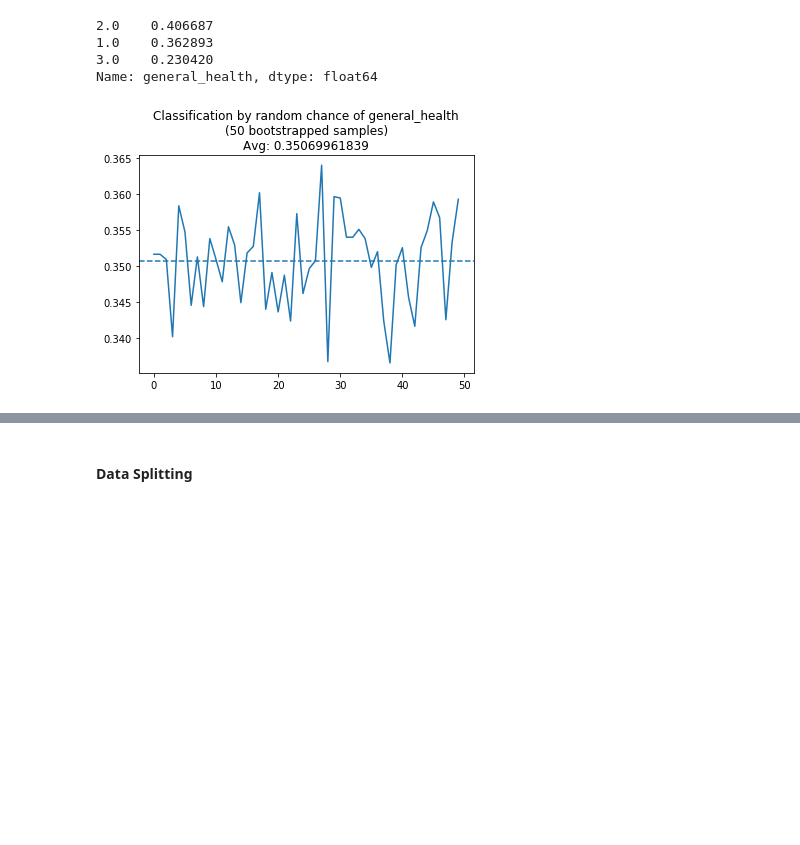
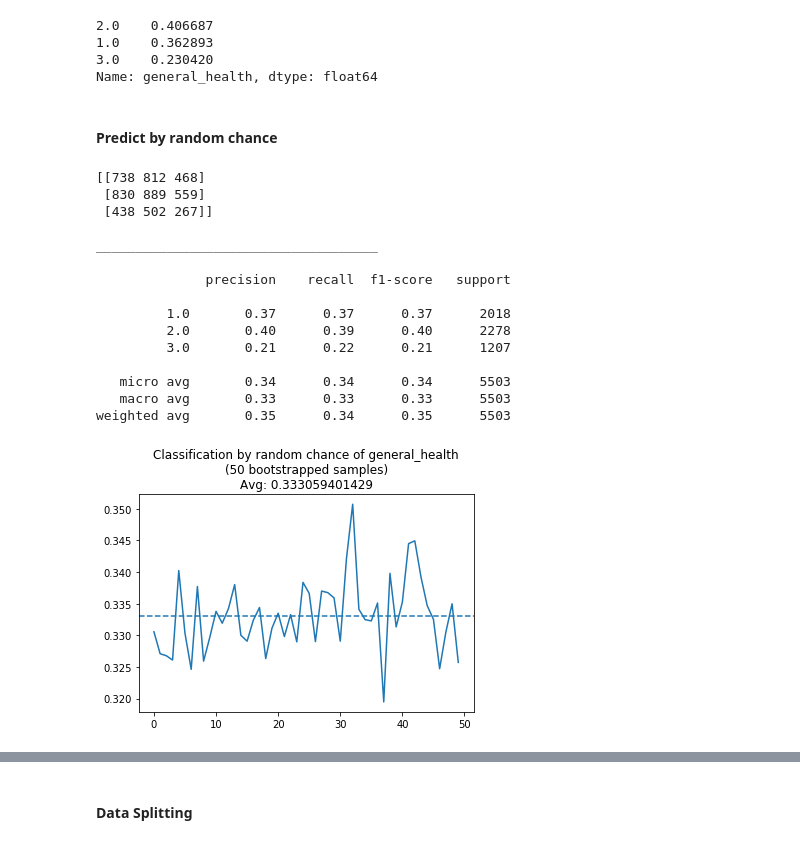
Before and after one commit to oconnoag/NHANES_General_Health_Prediction, a Jupyter notebook: general_health_eda_alijah3.ipynb, the cells around one changed output, grey strips where cells are left out. Cells and saved outputs as stored; diff of their text form; code cells hidden in the pictures; blank space fills up the shorter version.

```diff
--- a/general_health_eda_alijah3.ipynb
+++ b/general_health_eda_alijah3.ipynb
@@ -446,19 +447,43 @@ lab_priors = np.array( [lab_priors_pct.tolist()[1], lab_priors_pct.tolist()[0],
 1.0    0.362893
 3.0    0.230420
 Name: general_health, dtype: float64
+# %% [markdown]
+#### Predict by random chance
 # %%
 by_chance_pct = []
 
 for _ in range(50):
-    actual = lab_selected_features['general_health']
+    actual = np.random.choice(lab_selected_features['general_health'], size=len(lab_selected_features))
     random_choice = np.random.choice(lab_selected_features['general_health'], size=len(lab_selected_features))
     classification_by_chance = pd.DataFrame({'actual': actual, 'random': random_choice})
     classification_by_chance['correct'] = classification_by_chance.apply(lambda row: row['actual'] == row['random'],
                                                                           axis=1)
-    by_chance_pct.append(sum(classification_by_chance['correct']) / len(classification_by_chance))
+#     by_chance_pct.append(sum(classification_by_chance['correct']) / len(classification_by_chance))
+    by_chance_pct.append(balanced_accuracy_score(actual, random_choice))
+
+
+# Metrics
+print(confusion_matrix(actual, random_choice))
+print("\n____________________________________\n")
+print(classification_report(actual, random_choice))
 
 plt.plot(by_chance_pct)
 plt.axhline(np.mean(by_chance_pct), linestyle='--')
 plt.title("Classification by random chance of general_health\n(50 bootstrapped samples)\nAvg: " + str(np.mean(by_chance_pct)));
 # %% [output]
+[[738 812 468]
+ [830 889 559]
+ [438 502 267]]
+
+____________________________________
+
+              precision    recall  f1-score   support
+
+         1.0       0.37      0.37      0.37      2018
+         2.0       0.40      0.39      0.40      2278
+         3.0       0.21      0.22      0.21      1207
+
+   micro avg       0.34      0.34      0.34      5503
+   macro avg       0.33      0.33      0.33      5503
+weighted avg       0.35      0.34      0.35      5503
-[figure, old version]
+[figure, new version]
```
Also changed, not shown: parts of 22 cells of this notebook, 1 other file.
